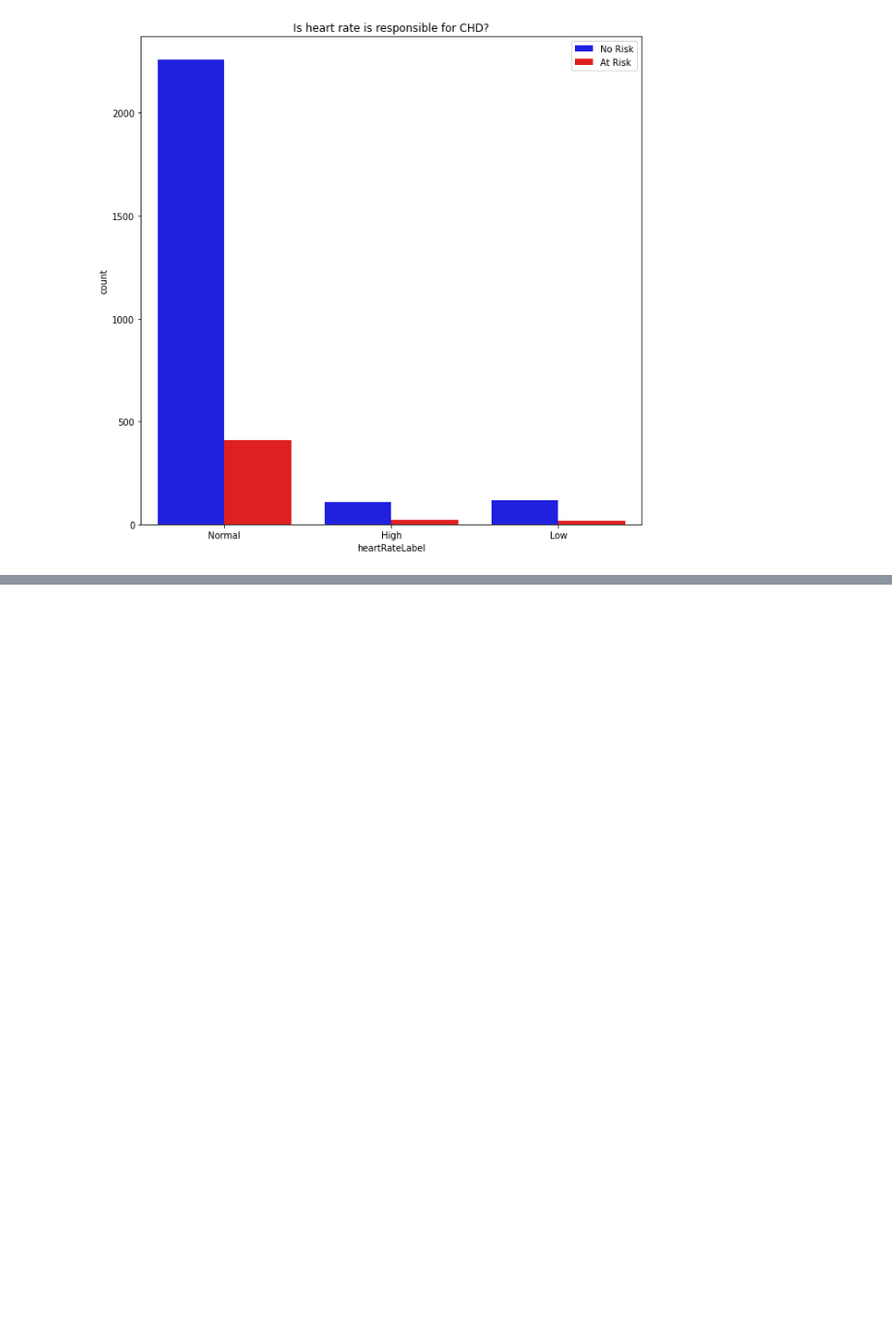
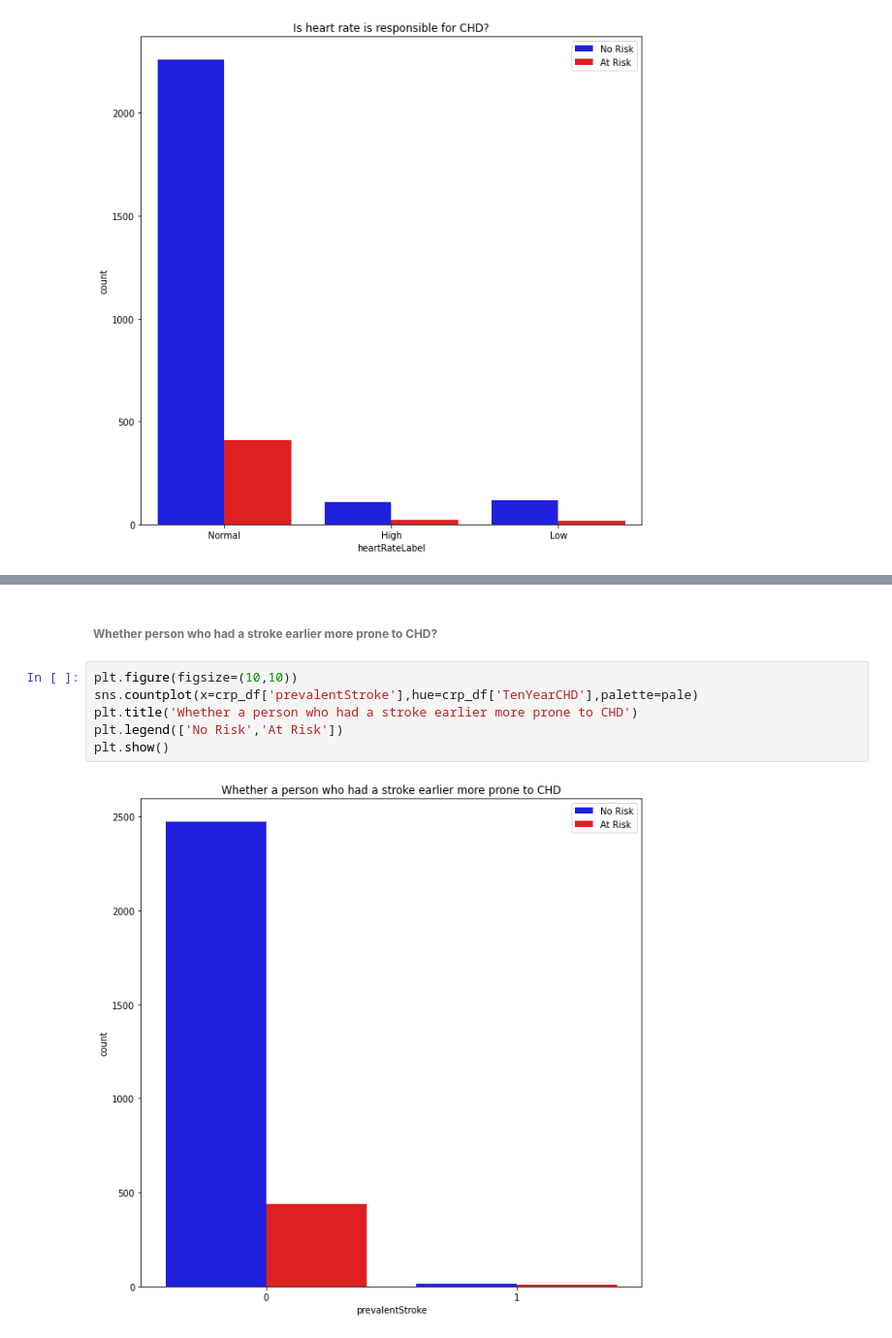
Before and after one commit to ambika1us/Cardiovascular_Risk_Prediction, a Jupyter notebook: Ambika_Prasad_Cardiovascular_Risk_Prediction.ipynb, the cells around one changed output, grey strips where cells are left out. Shown at 97% size. Saved outputs shown, nothing was run; the diff lists cells and outputs as text; blank space fills up the shorter version.

```diff
--- a/Ambika_Prasad_Cardiovascular_Risk_Prediction.ipynb
+++ b/Ambika_Prasad_Cardiovascular_Risk_Prediction.ipynb
@@ -331,0 +342,10 @@ plt.show()
+# %% [markdown]
+<h6><b>Whether  person who had a stroke earlier more prone to CHD?</b></h6>
+# %%
+plt.figure(figsize=(10,10))
+sns.countplot(x=crp_df['prevalentStroke'],hue=crp_df['TenYearCHD'],palette=pale)
+plt.title('Whether a person who had a stroke earlier more prone to CHD')
+plt.legend(['No Risk','At Risk'])
+plt.show()
+# %% [output]
+[figure, added]
```
Also changed, not shown: parts of 21 cells of this notebook.
